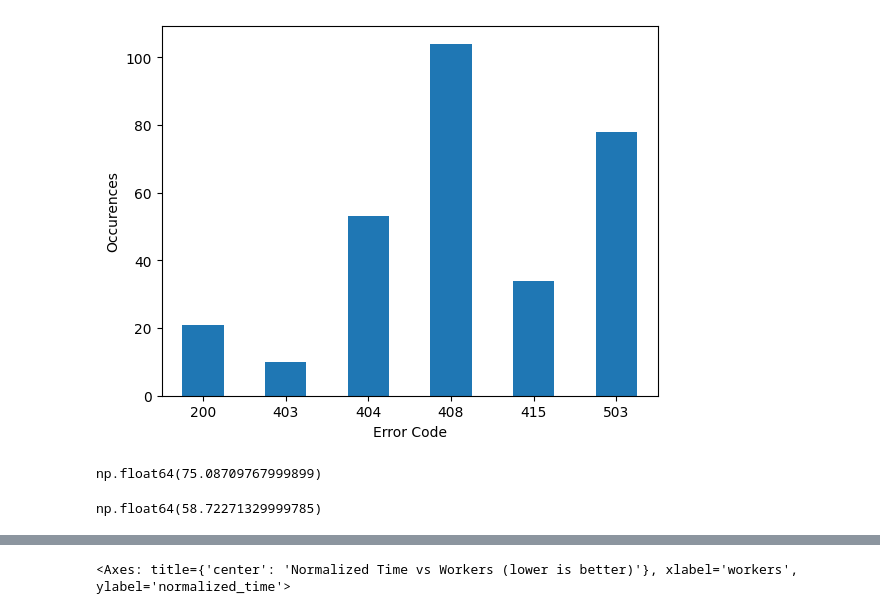
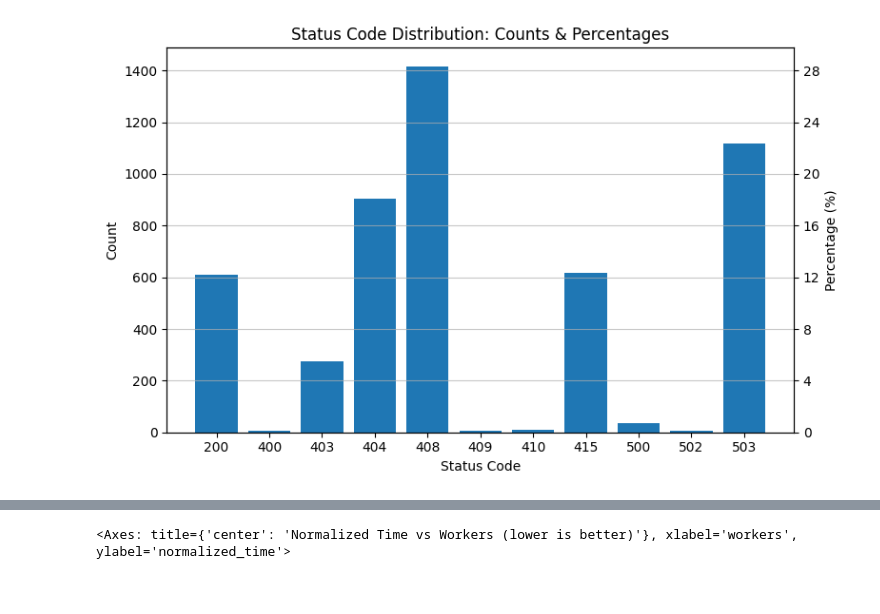
Before and after one commit to SirBobbert/pdf-downloader-multithreading, a Jupyter notebook: exploration.ipynb, the cells around one changed output, grey strips where cells are left out. Cells and saved outputs as stored; diff of their text form; code cells hidden in the pictures.

```diff
--- a/exploration.ipynb
+++ b/exploration.ipynb
@@ -10,45 +43,47 @@ This warnings indicates broken support for the dtype!
+# %%
+def unroll_json(df: pd.DataFrame) -> pd.DataFrame:
+    df = pd.DataFrame.from_dict(df["download_status"].to_dict())
+    df_stacked = df.stack().reset_index()
+    df_stacked.columns = ["id", "run", "values"]
+    df_expanded = pd.DataFrame(df_stacked["values"].tolist(), columns=["success", "status_code", "url"])
+
+    # Step 3: combine with index columns
+    df_final = pd.concat([df_stacked[["id", "run"]], df_expanded], axis=1)
+    return df_final
 # %%
-df = pd.read_json(config.LOG_FILE, orient="index")
-df.columns = ["success", "status code", "url"]
+df_vectorized = pd.read_json("benchmarks/benchmarks_pandas_vectorization.json", orient="index")
+df = unroll_json(df_vectorized)
+
+df.columns = ["id", "run", "success", "status code", "url"]
 counts = df["status code"].value_counts().sort_index()
+percentages = counts / counts.sum() * 100
+total = counts.sum()
 
-counts.plot(kind='bar')
+# Create figure and axis
+fig, ax1 = plt.subplots(figsize=(8, 5))
 
-plt.xlabel("Error Code")
-plt.ylabel("Occurences")
-plt.xticks(rotation=0)
+# Plot counts on the left y-axis
+bars = ax1.bar(counts.index.astype(str), counts, label='Counts')
+ax1.set_xlabel("Status Code")
+ax1.set_ylabel("Count")
+#ax1.set_yticks(np.linspace(0, 1400, 6))
+ax1.tick_params(axis='y')
+
+# Create a second y-axis for percentages
+ax2 = ax1.twinx()
+# Match axis limits (scaled to 100%)
+ax2.set_ylim([y / total * 100 for y in ax1.get_ylim()])
+
+ax2.set_yticks([y / total * 100 for y in np.linspace(0, 1400, 8)])
+ax2.set_ylabel("Percentage (%)")
+ax2.tick_params(axis='y')
+
+# Optional: add grid and title
+ax1.set_title("Status Code Distribution: Counts & Percentages")
+ax1.grid(axis='y', alpha=0.7)
+
+
+plt.tight_layout()
 plt.show()
 # %% [output]
-[figure, old version]
+[figure, new version]
-# %%
-df_iterrows = pd.read_json("benchmarks/benchmarks_iterrows.json", orient="index")
-df = pd.DataFrame.from_dict(df_iterrows["download_status"].to_dict())
-
-df_stacked = df.stack().reset_index()
-df_stacked.columns = ["id", "run", "values"]
-
-# Step 2: split the list into columns
-df_expanded = pd.DataFrame(df_stacked["values"].tolist(), columns=["success", "status_code", "url"])
-
-# Step 3: combine with index columns
-df_final = pd.concat([df_stacked[["id", "run"]], df_expanded], axis=1)
-
-df_iterrows["elapsed_time"].mean()
-# %% [output]
-np.float64(75.08709767999899)
-# %%
-df_vectorization = pd.read_json("benchmarks/benchmarks_pandas_vectorization.json", orient="index")
-df = pd.DataFrame.from_dict(df_vectorization["download_status"].to_dict())
-
-df_stacked = df.stack().reset_index()
-df_stacked.columns = ["id", "run", "values"]
-
-# Step 2: split the list into columns
-df_expanded = pd.DataFrame(df_stacked["values"].tolist(), columns=["success", "status_code", "url"])
-
-# Step 3: combine with index columns
-df_final = pd.concat([df_stacked[["id", "run"]], df_expanded], axis=1)
-
-df_vectorization["elapsed_time"].mean()
-# %% [output]
-np.float64(58.72271329999785)
```
Also changed, not shown: parts of 9 cells of this notebook, 3 other files.
